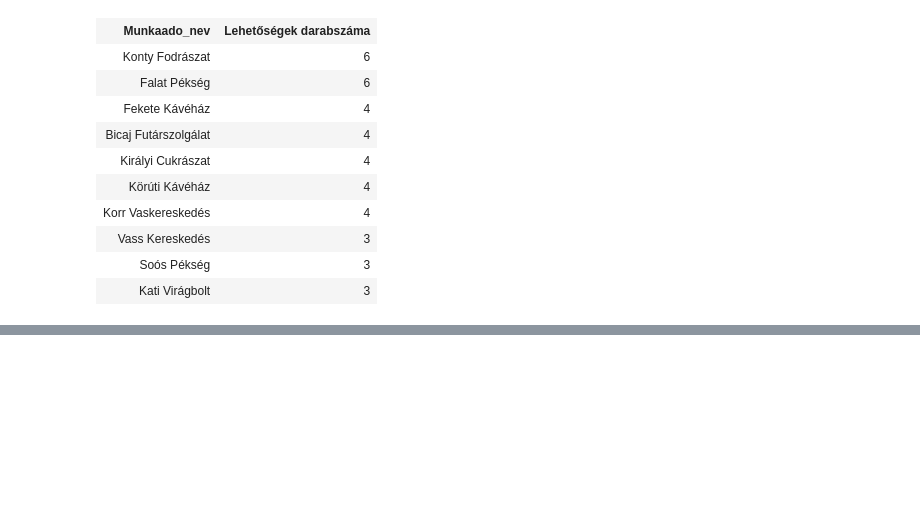
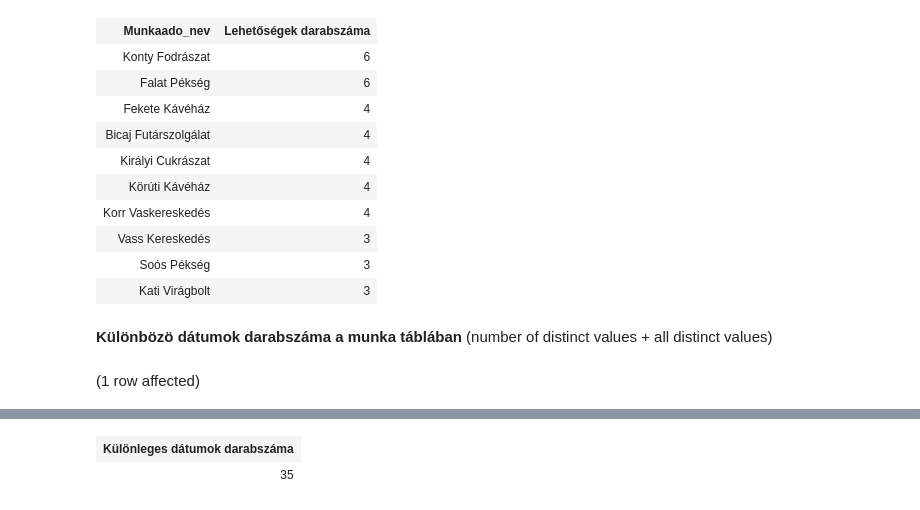
Before and after one commit to hodver/sql_hf1, a Jupyter notebook: hf1_diakmunka.ipynb, the cells around one changed output, grey strips where cells are left out. Saved outputs shown, nothing was run; the diff lists cells and outputs as text; code cells hidden in the pictures; blank space fills up the shorter version.

```diff
--- a/hf1_diakmunka.ipynb
+++ b/hf1_diakmunka.ipynb
@@ -155,3 +155,11 @@ Total execution time: 00:00:00.052
 | Vass Kereskedés | 3 |
 | Soós Pékség | 3 |
 | Kati Virágbolt | 3 |
+# %% [markdown]
+**Különbözö dátumok darabszáma a munka táblában** (number of distinct values + all distinct values)
+# %%
+SELECT COUNT(DISTINCT datum) AS 'Különleges dátumok darabszáma'
+FROM munka
+WHERE datum IS NOT NULL
+# %% [output]
+(1 row affected)
@@ -157,0 +167,2 @@ Total execution time: 00:00:00.052
+| Különleges dátumok darabszáma |
+| 35 |
```
Also changed, not shown: parts of 6 cells of this notebook.
